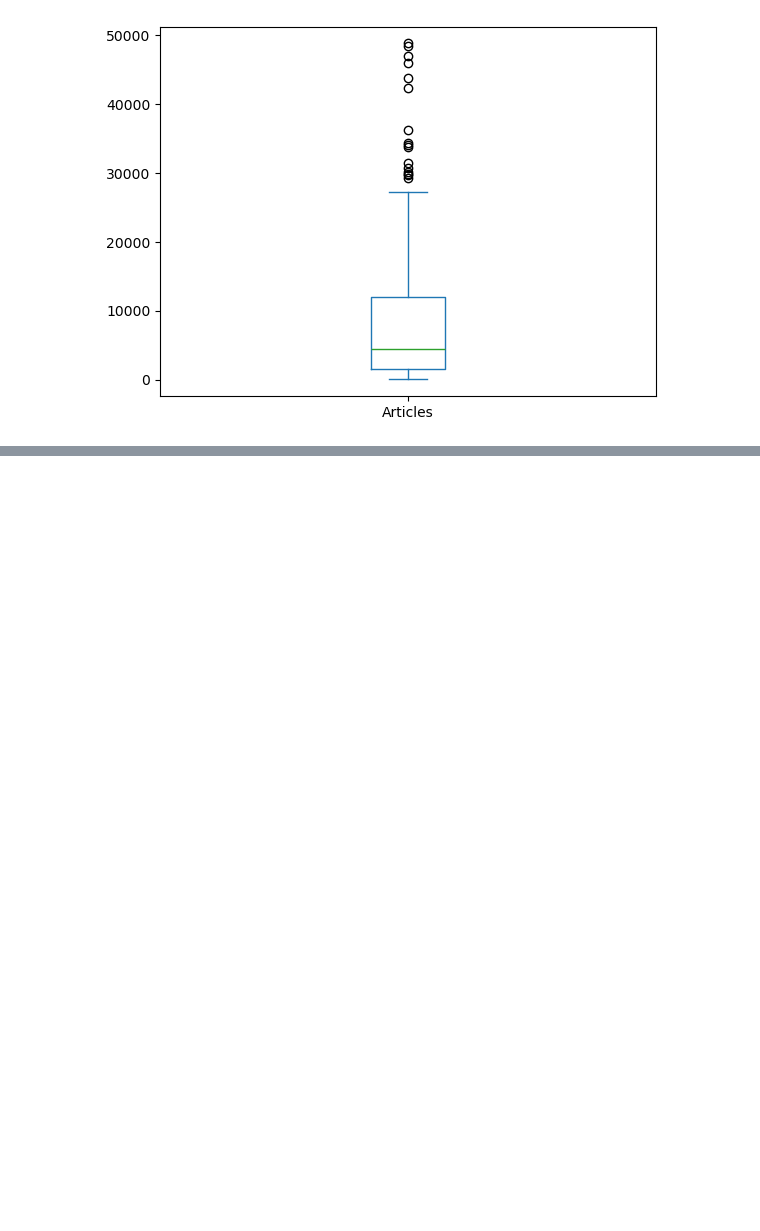
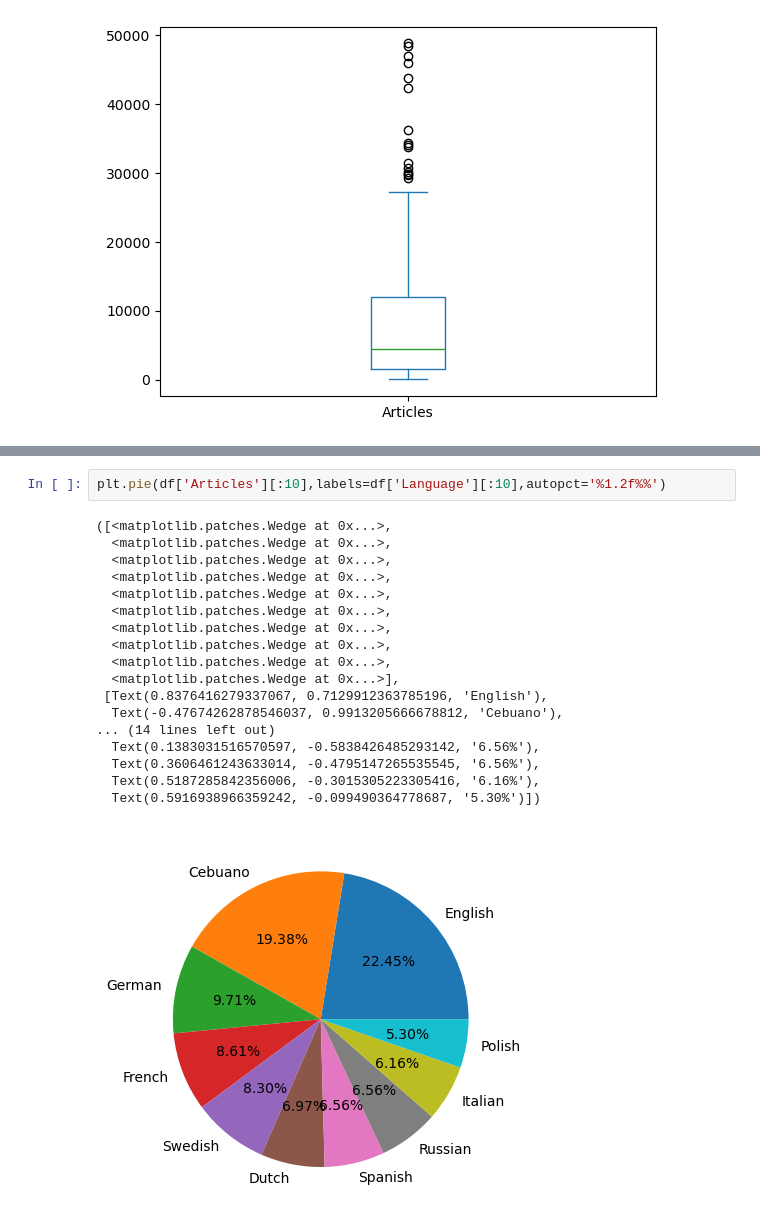
Before and after one commit to mvardhan2003/Wikipedia-Data-Analysis, a Jupyter notebook: Eda_on_wikipedias.ipynb, the cells around one changed output, grey strips where cells are left out. Saved outputs shown, nothing was run; the diff lists cells and outputs as text; blank space fills up the shorter version.

```diff
--- a/Eda_on_wikipedias.ipynb
+++ b/Eda_on_wikipedias.ipynb
@@ -296,0 +311,21 @@ dtype: object
+# %%
+plt.pie(df['Articles'][:10],labels=df['Language'][:10],autopct='%1.2f%%')
+# %% [output]
+([<matplotlib.patches.Wedge at 0x...>,
+  <matplotlib.patches.Wedge at 0x...>,
+  <matplotlib.patches.Wedge at 0x...>,
+  <matplotlib.patches.Wedge at 0x...>,
+  <matplotlib.patches.Wedge at 0x...>,
+  <matplotlib.patches.Wedge at 0x...>,
+  <matplotlib.patches.Wedge at 0x...>,
+  <matplotlib.patches.Wedge at 0x...>,
+  <matplotlib.patches.Wedge at 0x...>,
+  <matplotlib.patches.Wedge at 0x...>],
+ [Text(0.8376416279337067, 0.7129912363785196, 'English'),
+  Text(-0.47674262878546037, 0.9913205666678812, 'Cebuano'),
+... (14 lines left out)
+  Text(0.1383031516570597, -0.5838426485293142, '6.56%'),
+  Text(0.3606461243633014, -0.4795147265535545, '6.56%'),
+  Text(0.5187285842356006, -0.3015305223305416, '6.16%'),
+  Text(0.5916938966359242, -0.099490364778687, '5.30%')])
+[figure, added]
```
Also changed, not shown: parts of 23 cells of this notebook, 2 other files.
